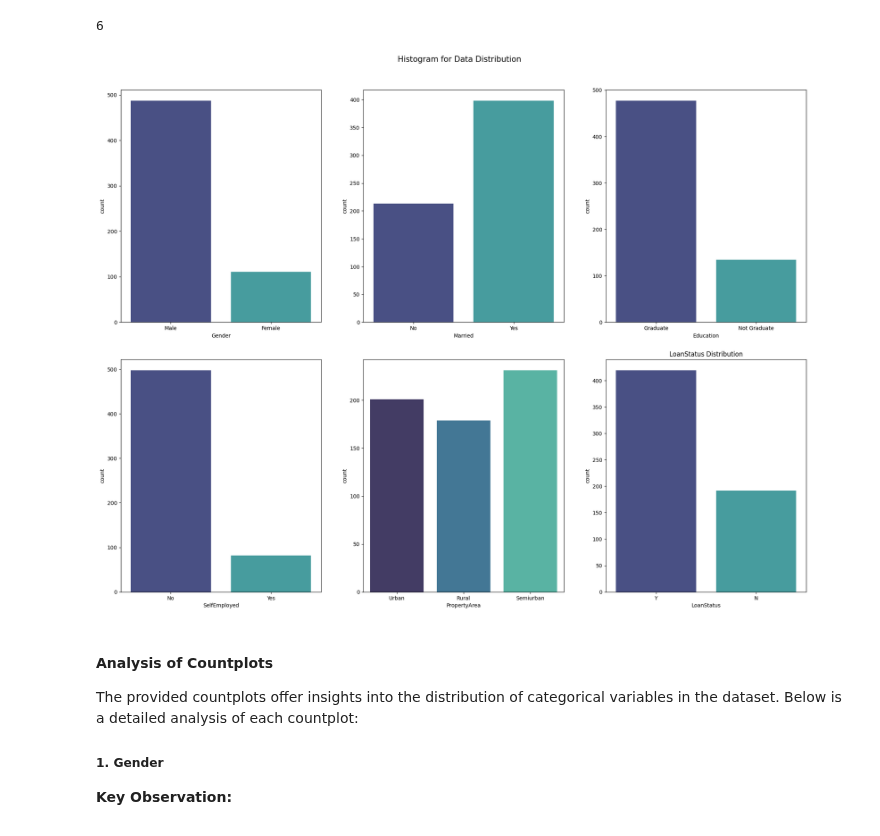
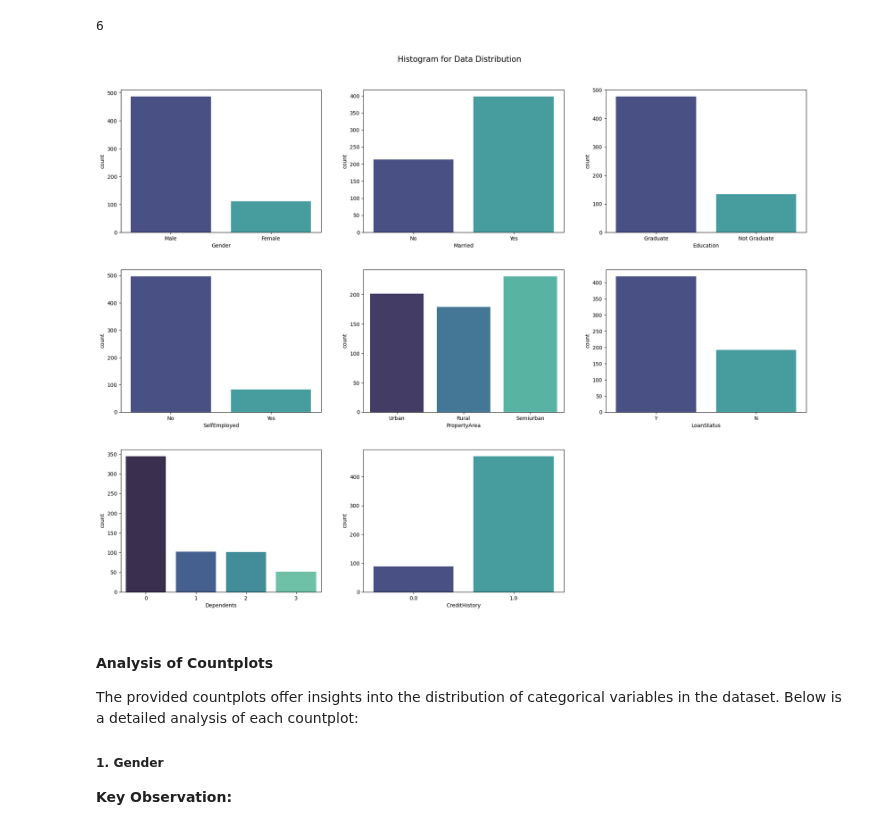
Before and after one commit to tshihab07/Intelligent-Loan-Approval-Prediction-System, a Jupyter notebook: notebookes/preprocessing.ipynb, the cells around one changed output. Saved outputs shown, nothing was run; the diff lists cells and outputs as text; code cells hidden in the pictures.

Commit message:
Refine univariate analysis by adjusting countplots and reducing histogram plots

```diff
--- a/notebookes/preprocessing.ipynb
+++ b/notebookes/preprocessing.ipynb
@@ -184,24 +188,32 @@ len(df.select_dtypes(include='object').columns)
 # %% [output]
 6
 # %%
+# columns for unique value distribution
+cols_to_plot = df.select_dtypes(include="object").columns.to_list() + ['Dependents', 'CreditHistory']
+
 # set the number of rows and columns for the grid
-rows, cols = 2, 3
+rows, cols = 3, 3
 
 # create subplots
 fig, axes = plt.subplots(rows, cols, figsize=(20, 15))
 fig.tight_layout(pad=5.0)
 fig.suptitle('Histogram for Data Distribution', fontsize=15, y=1.01)
 
 # loop through each column and plot on a different subplot
-for i, col in enumerate(df.select_dtypes(include="object").columns):
+for i, col in enumerate(cols_to_plot):
     row_pos = i // cols
     col_pos = i % cols
     sns.countplot(data=df, x=col, ax=axes[row_pos, col_pos], palette="mako")
     plt.title(f"{col} Distribution")
 
+
+# remove any empty subplots
+for j in range(i+1, rows*cols):
+    fig.delaxes(axes[j // cols, j % cols])
+
 plt.show()
 # %% [output]
-[figure, old version]
+[figure, new version]
 # %% [markdown]
 #### **Analysis of Countplots**
 
```
Also changed, not shown: parts of 6 cells of this notebook.
